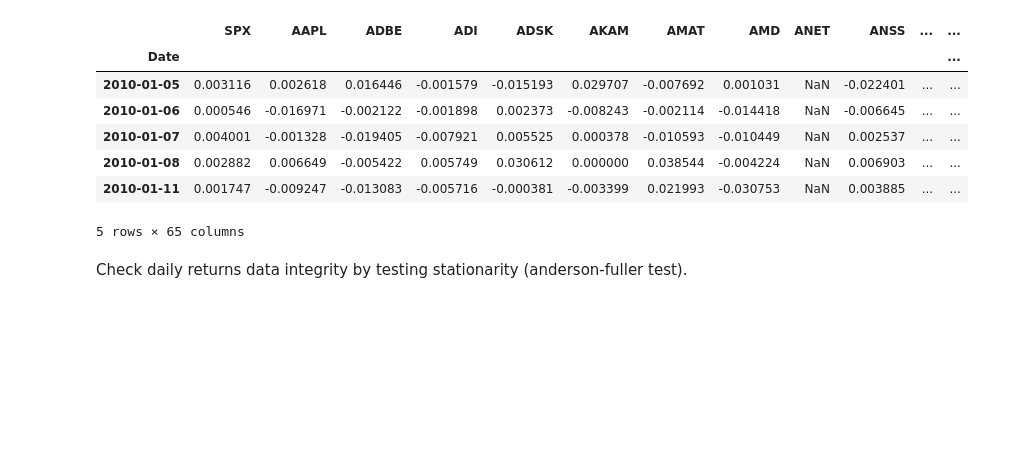
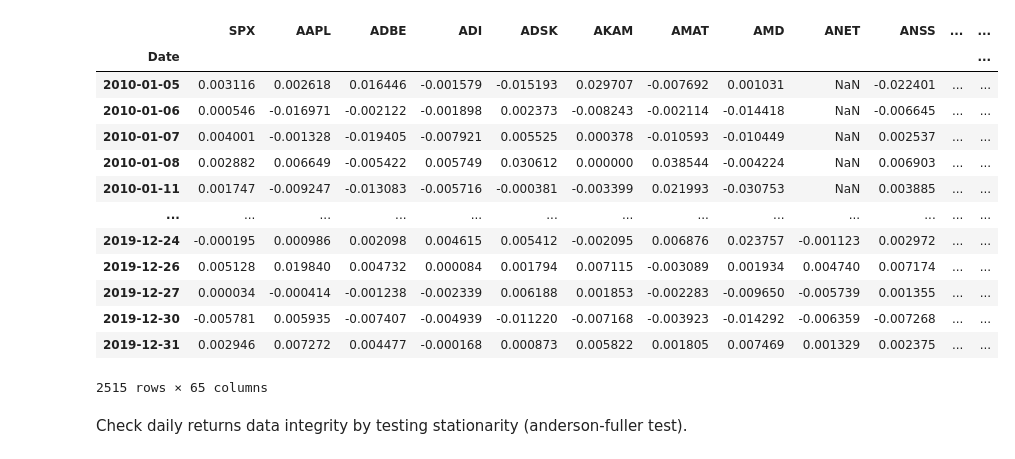
Before and after one commit to anthonysuherli/Statistical-arbitrage-with-O-U-process, a Jupyter notebook: Capstone_2_Modelling.ipynb, the cells around one changed output. Drawn from its saved outputs; the diff is of its cells as text; code cells hidden in the pictures; blank space fills up the shorter version.

```diff
--- a/Capstone_2_Modelling.ipynb
+++ b/Capstone_2_Modelling.ipynb
@@ -81,14 +79,20 @@ Dataset "us-derived-shareprices-daily" on disk (5 days old).
-# %%
-st_close_ret.head()
-# %% [output]
-|  | SPX | AAPL | ADBE | ADI | ADSK | AKAM | AMAT | AMD | ANET | ANSS | ... | ... |
-| Date |  |  |  |  |  |  |  |  |  |  |  | ... |
-| 2010-01-05 | 0.003116 | 0.002618 | 0.016446 | -0.001579 | -0.015193 | 0.029707 | -0.007692 | 0.001031 | NaN | -0.022401 | ... | ... |
-| 2010-01-06 | 0.000546 | -0.016971 | -0.002122 | -0.001898 | 0.002373 | -0.008243 | -0.002114 | -0.014418 | NaN | -0.006645 | ... | ... |
-| 2010-01-07 | 0.004001 | -0.001328 | -0.019405 | -0.007921 | 0.005525 | 0.000378 | -0.010593 | -0.010449 | NaN | 0.002537 | ... | ... |
-| 2010-01-08 | 0.002882 | 0.006649 | -0.005422 | 0.005749 | 0.030612 | 0.000000 | 0.038544 | -0.004224 | NaN | 0.006903 | ... | ... |
-| 2010-01-11 | 0.001747 | -0.009247 | -0.013083 | -0.005716 | -0.000381 | -0.003399 | 0.021993 | -0.030753 | NaN | 0.003885 | ... | ... |
-5 rows × 65 columns
+# %%
+st_close.pct_change()[1:]
+# %% [output]
+|  | SPX | AAPL | ADBE | ADI | ADSK | AKAM | AMAT | AMD | ANET | ANSS | ... | ... |
+| Date |  |  |  |  |  |  |  |  |  |  |  | ... |
+| 2010-01-05 | 0.003116 | 0.002618 | 0.016446 | -0.001579 | -0.015193 | 0.029707 | -0.007692 | 0.001031 | NaN | -0.022401 | ... | ... |
+| 2010-01-06 | 0.000546 | -0.016971 | -0.002122 | -0.001898 | 0.002373 | -0.008243 | -0.002114 | -0.014418 | NaN | -0.006645 | ... | ... |
+| 2010-01-07 | 0.004001 | -0.001328 | -0.019405 | -0.007921 | 0.005525 | 0.000378 | -0.010593 | -0.010449 | NaN | 0.002537 | ... | ... |
+| 2010-01-08 | 0.002882 | 0.006649 | -0.005422 | 0.005749 | 0.030612 | 0.000000 | 0.038544 | -0.004224 | NaN | 0.006903 | ... | ... |
+| 2010-01-11 | 0.001747 | -0.009247 | -0.013083 | -0.005716 | -0.000381 | -0.003399 | 0.021993 | -0.030753 | NaN | 0.003885 | ... | ... |
+| ... | ... | ... | ... | ... | ... | ... | ... | ... | ... | ... | ... | ... |
+| 2019-12-24 | -0.000195 | 0.000986 | 0.002098 | 0.004615 | 0.005412 | -0.002095 | 0.006876 | 0.023757 | -0.001123 | 0.002972 | ... | ... |
+| 2019-12-26 | 0.005128 | 0.019840 | 0.004732 | 0.000084 | 0.001794 | 0.007115 | -0.003089 | 0.001934 | 0.004740 | 0.007174 | ... | ... |
+| 2019-12-27 | 0.000034 | -0.000414 | -0.001238 | -0.002339 | 0.006188 | 0.001853 | -0.002283 | -0.009650 | -0.005739 | 0.001355 | ... | ... |
+| 2019-12-30 | -0.005781 | 0.005935 | -0.007407 | -0.004939 | -0.011220 | -0.007168 | -0.003923 | -0.014292 | -0.006359 | -0.007268 | ... | ... |
+| 2019-12-31 | 0.002946 | 0.007272 | 0.004477 | -0.000168 | 0.000873 | 0.005822 | 0.001805 | 0.007469 | 0.001329 | 0.002375 | ... | ... |
+2515 rows × 65 columns
 # %% [markdown]
 
 Check daily returns data integrity by testing stationarity (anderson-fuller test).
```
Also changed, not shown: parts of 5 cells of this notebook.
